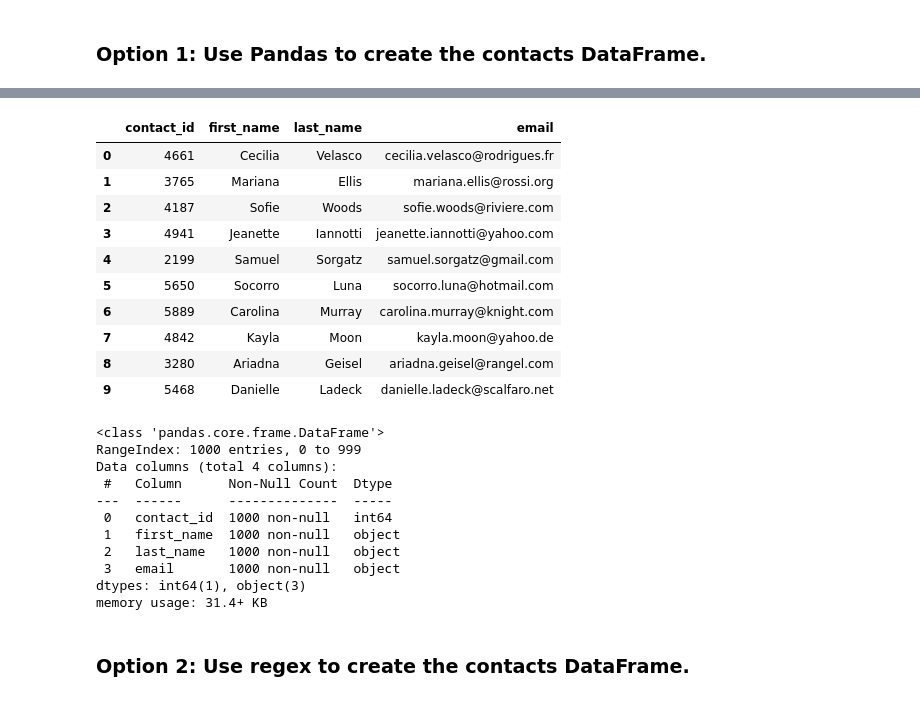
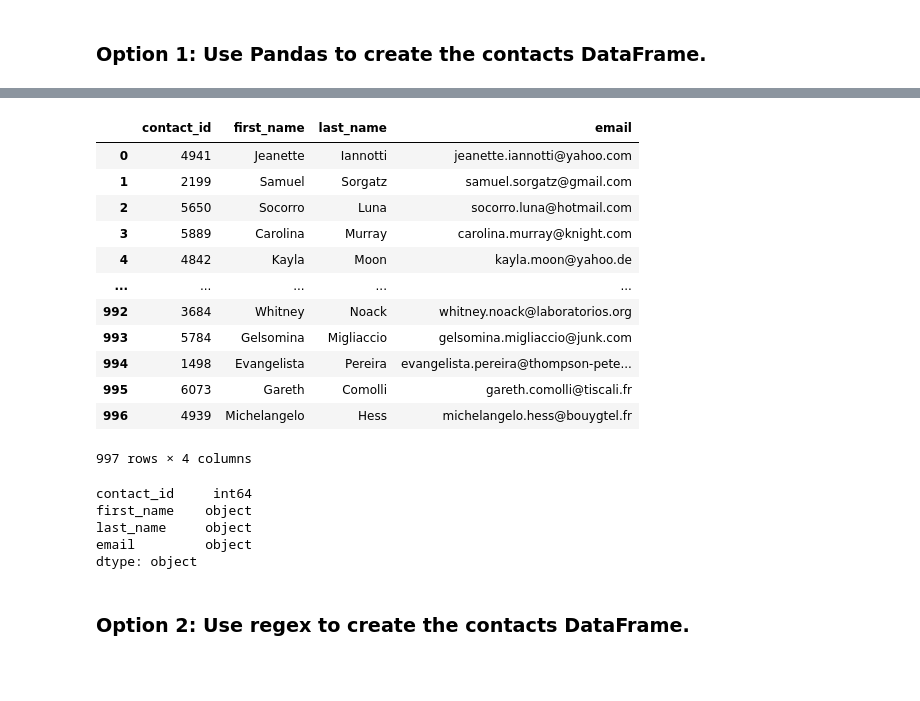
Before and after one commit to NathanBeatheaMartinez/Crowdfunding-ETL, a Jupyter notebook: ETL Version 2.ipynb, the cells around one changed output, grey strips where cells are left out. Drawn from its saved outputs; the diff is of its cells as text; code cells hidden in the pictures; blank space fills up the shorter version.

```diff
--- a/ETL Version 2.ipynb
+++ b/ETL Version 2.ipynb
@@ -274,6 +273,12 @@ campaign_cleaned.to_csv("Resources/campaign.csv", index=False)
 # %%
 # Read the data into a Pandas DataFrame. Use the `header=2` parameter when reading in the data.
 contact_info_df = pd.read_excel('Resources/contacts.xlsx', header=2)
+rows_to_delete = [1, 2, 3]
+contact_info_df = contact_info_df.drop(rows_to_delete)
+new_column_names = contact_info_df.iloc[0]
+contact_info_df = contact_info_df[1:]
+contact_info_df.columns = new_column_names
+contact_info_df = contact_info_df.reset_index(drop=True)
 contact_info_df.head()
 # %% [output]
 |  | contact_info |
@@ -299,6 +304,9 @@ Then export the DataFrame as a `contacts.csv` CSV file.
 import json
 dict_values = []
 
+for i, row in contact_info_df.iterrows():
+    dict_values.append(eval(row['contact_info']))
+
 
 # Print out the list of values for each row.
 print(dict_values)
@@ -307,5 +315,7 @@ print(dict_values)
 # %%
 # Create a contact_info DataFrame and add each list of values, i.e., each row
 # to the 'contact_id', 'name', 'email' columns.
+c1_df = pd.DataFrame(dict_values)
+c1_df
 # %% [output]
 |  | contact_id | name | email |
@@ -330,7 +342,9 @@ memory usage: 23.6+ KB
 # %%
 # Create a "first"name" and "last_name" column with the first and last names from the "name" column.
-
-
-# Drop the contact_name column
+# Drop the name column
+c1_df[['first_name', 'last_name']] = c1_df['name'].str.split(' ', n=1, expand=True)
+# Drop the name column
+c1_df = c1_df.drop('name', axis=1)
+c1_df
 # %% [output]
 |  | contact_id | email | first_name | last_name |
@@ -347,31 +363,30 @@ memory usage: 23.6+ KB
 # %%
 # Reorder the columns
+contacts_df_clean = c1_df[['contact_id', 'first_name', 'last_name', 'email']]
+contacts_df_clean
 # %% [output]
 |  | contact_id | first_name | last_name | email |
-| 0 | 4661 | Cecilia | Velasco | cecilia.velasco@rodrigues.fr |
-| 1 | 3765 | Mariana | Ellis | mariana.ellis@rossi.org |
-| 2 | 4187 | Sofie | Woods | sofie.woods@riviere.com |
-| 3 | 4941 | Jeanette | Iannotti | jeanette.iannotti@yahoo.com |
-| 4 | 2199 | Samuel | Sorgatz | samuel.sorgatz@gmail.com |
-| 5 | 5650 | Socorro | Luna | socorro.luna@hotmail.com |
-| 6 | 5889 | Carolina | Murray | carolina.murray@knight.com |
-| 7 | 4842 | Kayla | Moon | kayla.moon@yahoo.de |
-| 8 | 3280 | Ariadna | Geisel | ariadna.geisel@rangel.com |
-| 9 | 5468 | Danielle | Ladeck | danielle.ladeck@scalfaro.net |
+| 0 | 4941 | Jeanette | Iannotti | jeanette.iannotti@yahoo.com |
+| 1 | 2199 | Samuel | Sorgatz | samuel.sorgatz@gmail.com |
+| 2 | 5650 | Socorro | Luna | socorro.luna@hotmail.com |
+| 3 | 5889 | Carolina | Murray | carolina.murray@knight.com |
+| 4 | 4842 | Kayla | Moon | kayla.moon@yahoo.de |
+| ... | ... | ... | ... | ... |
+| 992 | 3684 | Whitney | Noack | whitney.noack@laboratorios.org |
+| 993 | 5784 | Gelsomina | Migliaccio | gelsomina.migliaccio@junk.com |
+| 994 | 1498 | Evangelista | Pereira | evangelista.pereira@thompson-pete... |
+| 995 | 6073 | Gareth | Comolli | gareth.comolli@tiscali.fr |
+| 996 | 4939 | Michelangelo | Hess | michelangelo.hess@bouygtel.fr |
+997 rows × 4 columns
 # %%
 # Check the datatypes one more time before exporting as CSV file.
+contacts_df_clean.dtypes
 # %% [output]
-<class 'pandas.core.frame.DataFrame'>
-RangeIndex: 1000 entries, 0 to 999
-Data columns (total 4 columns):
- #   Column      Non-Null Count  Dtype
----  ------      --------------  -----
- 0   contact_id  1000 non-null   int64
- 1   first_name  1000 non-null   object
- 2   last_name   1000 non-null   object
- 3   email       1000 non-null   object
-dtypes: int64(1), object(3)
-memory usage: 31.4+ KB
+contact_id     int64
+first_name    object
+last_name     object
+email         object
+dtype: object
 # %%
 # Export the DataFrame as a CSV file.
 contacts_df_clean.to_csv("Resources/contacts.csv", encoding='utf8', index=False)
```
Also changed, not shown: parts of 16 cells of this notebook.
